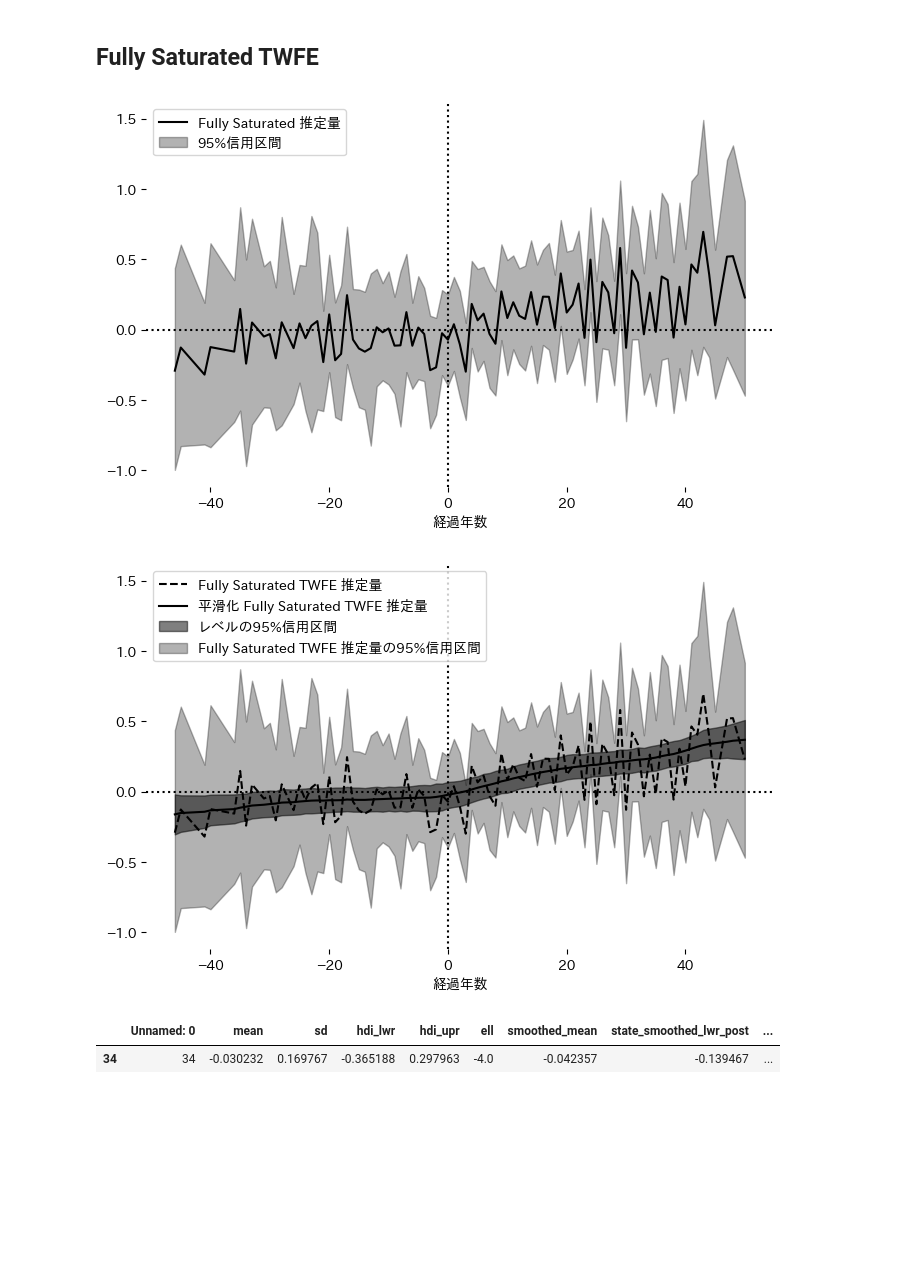
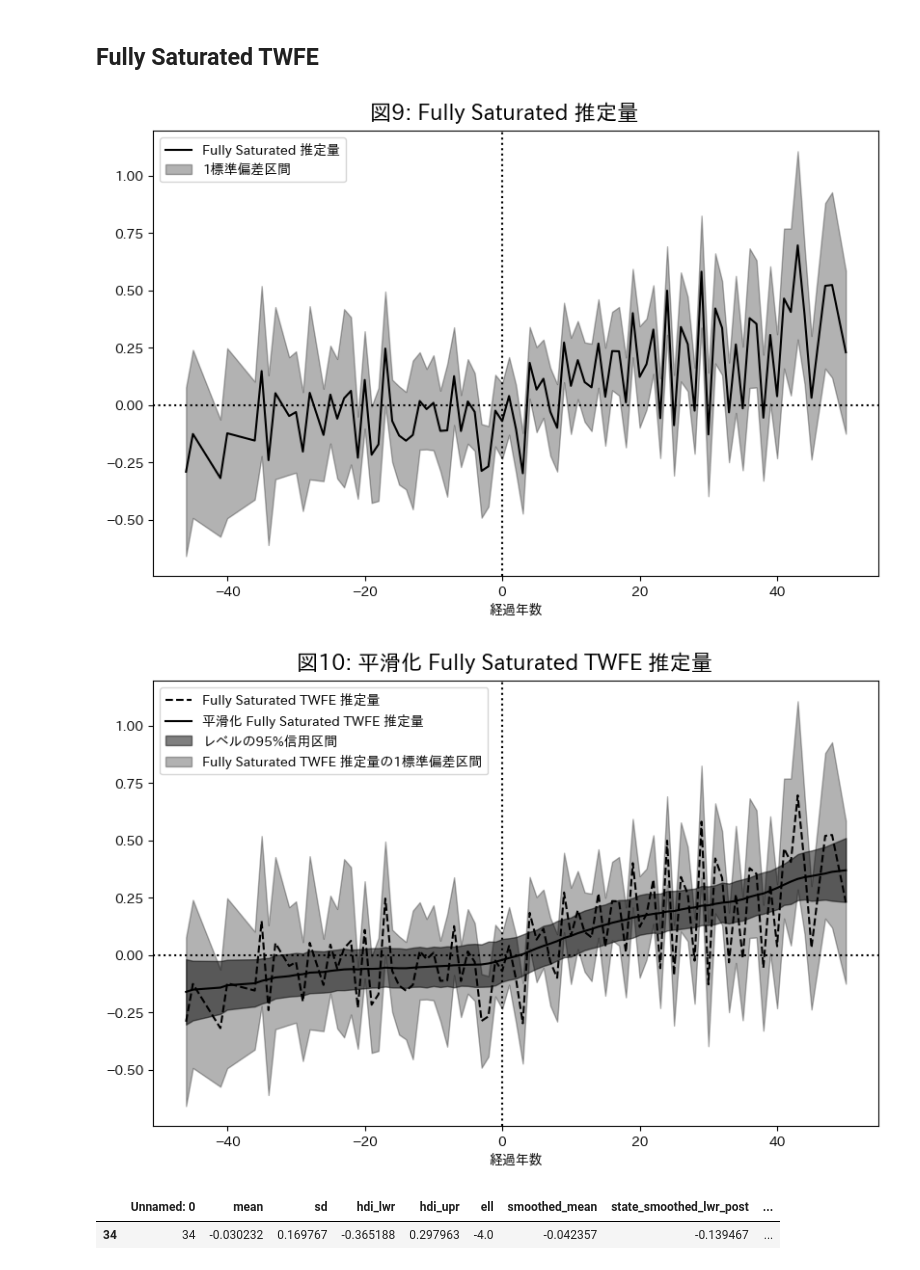
Before and after one commit to Keisei-Akiya/bridge-straw-effects, a Jupyter notebook: src/analysis/fully_vs_dynamic.ipynb, the cells around one changed output. Drawn from its saved outputs; the diff is of its cells as text; code cells hidden in the pictures; blank space fills up the shorter version.

```diff
--- a/src/analysis/fully_vs_dynamic.ipynb
+++ b/src/analysis/fully_vs_dynamic.ipynb
@@ -6,7 +6,7 @@ import matplotlib.pyplot as plt
 import japanize_matplotlib
 import seaborn as sns
 
-figsize = (1.618*5, 5)
+figsize = (1.618*6, 6)
 # %%
 path = '../../data/processed/dynamic_twfe/beta_samples.csv'
 dynamic_samples = pd.read_csv(path)
@@ -20,30 +20,27 @@ class Plotter:
     def __init__(self, coef_data):
         self.coef_data = coef_data
 
-    def plot(self, title=None, path=None):
+    def plot(self, title=None, path=None, number=None):
         fig, ax = plt.subplots(figsize=figsize)
+        fig.suptitle(f'図{number}: {title} 推定量', fontsize=16, y=0.93)
         sns.lineplot(x='ell', y='mean', data=self.coef_data, ax=ax, color='black', label=f'{title} 推定量')
         ax.fill_between(
-            self.coef_data['ell'],
-            y1=self.coef_data['hdi_lwr'],
-            y2=self.coef_data['hdi_upr'],
-            alpha=0.3, label='95%信用区間', color='k'
+            x=self.coef_data['ell'],
+            y1=self.coef_data['mean'] - self.coef_data['sd'],
+            y2=self.coef_data['sd'] + self.coef_data['mean'],
+            alpha=0.3, label='1標準偏差区間', color='k'
         )
         ax.axvline(x=0, color='k', linestyle=':')
         ax.axhline(y=0, color='k', linestyle=':')
-        # ax.set_title(f'{title} 推定量')
         ax.set_xlabel('経過年数')
         ax.set_ylabel('')
         ax.legend()
-        ax.spines['top'].set_visible(False)
-        ax.spines['right'].set_visible(False)
-        ax.spines['left'].set_visible(False)
-        ax.spines['bottom'].set_visible(False)
         if path:
             plt.savefig(path, bbox_inches='tight')
 
-    def smoothed_plot(self, title=None, path=None):
+    def smoothed_plot(self, title=None, path=None, number=None):
         fig, ax = plt.subplots(figsize=figsize)
+        fig.suptitle(f'図{number}: 平滑化 {title} 推定量', fontsize=16, y=0.93)
         sns.lineplot(x='ell', y='mean', data=self.coef_data, ax=ax, color='black', label=f'{title} 推定量', ls='--')
         ax.plot(
             self.coef_data['ell'],
@@ -59,20 +56,15 @@ class Plotter:
         )
         ax.fill_between(
             self.coef_data['ell'],
-            y1=self.coef_data['hdi_lwr'],
-            y2=self.coef_data['hdi_upr'],
-            alpha=0.3, label=f'{title} 推定量の95%信用区間', color='k'
+            y1=self.coef_data['mean'] - self.coef_data['sd'],
+            y2=self.coef_data['sd'] + self.coef_data['mean'],
+            alpha=0.3, label=f'{title} 推定量の1標準偏差区間', color='k'
         )
         ax.axvline(x=0, color='k', linestyle=':')
         ax.axhline(y=0, color='k', linestyle=':')
-        # ax.set_title(f'平滑化 {title} 推定量')
         ax.set_xlabel('経過年数')
         ax.set_ylabel('')
         ax.legend()
-        ax.spines['top'].set_visible(False)
-        ax.spines['right'].set_visible(False)
-        ax.spines['left'].set_visible(False)
-        ax.spines['bottom'].set_visible(False)
         if path:
             plt.savefig(path, bbox_inches='tight')
 # %% [markdown]
@@ -97,13 +89,13 @@ dynamic_df_smoothed.query(f'smoothed_mean == {min_mu}')
 ## Fully Saturated TWFE
 # %%
 fully_saturated_plotter = Plotter(fs_df)
-fully_saturated_plotter.plot(title='Fully Saturated', path='../../docs/figures/fully_saturated_twfe/ATT.png')
+fully_saturated_plotter.plot(title='Fully Saturated', number=9, path='../../docs/figures/fully_saturated_twfe/ATT.png')
 # %% [output]
-[figure, old version]
+[figure, new version]
 # %%
-fully_saturated_plotter.smoothed_plot(title='Fully Saturated TWFE', path='../../docs/figures/fully_saturated_twfe/smoothed_ATT.png')
+fully_saturated_plotter.smoothed_plot(title='Fully Saturated TWFE', number=10, path='../../docs/figures/fully_saturated_twfe/smoothed_ATT.png')
 # %% [output]
-[figure, old version]
+[figure, new version]
 # %%
 min_mu = fs_df.query('ell > -5')['smoothed_mean'].min()
 fs_df.query(f'smoothed_mean == {min_mu}')
```
Also changed, not shown: parts of 3 cells of this notebook, 22 other files.
